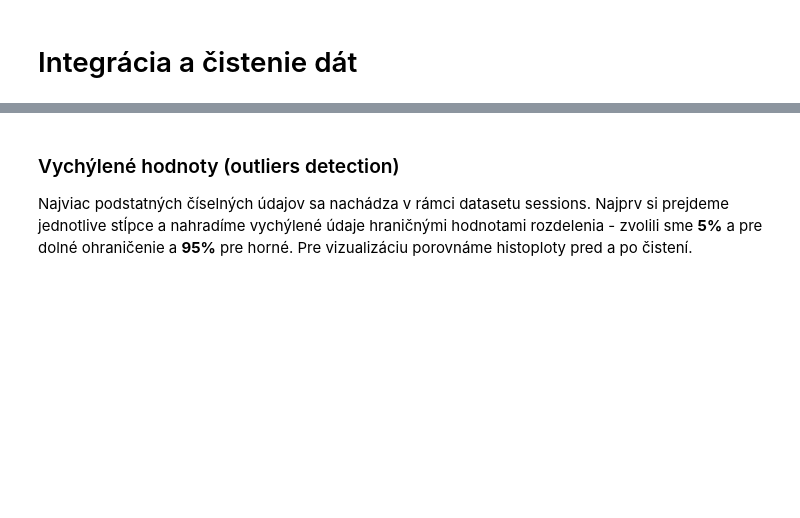
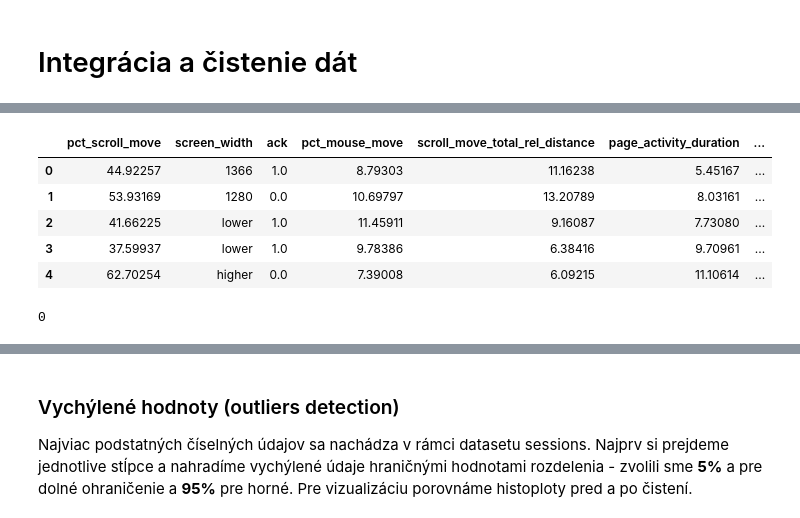
Before and after one commit to JakubGruber90/IAU_project, a Jupyter notebook: phase-2.ipynb, the cells around one changed output, grey strips where cells are left out. Cells and saved outputs as stored; diff of their text form; code cells hidden in the pictures; blank space fills up the shorter version.

```diff
--- a/phase-2.ipynb
+++ b/phase-2.ipynb
@@ -35,6 +35,8 @@ from sklearn.feature_selection import f_regression
 from matplotlib import pyplot
 from sklearn.compose import ColumnTransformer, make_column_transformer
 from sklearn.pipeline import Pipeline, make_pipeline
+
+pd.set_option('display.max_columns', 25) #nastavené kvôli sessions.csv, ktoré má 25 stĺpcov, aby sa dali všetky prezrieť
 # %% [markdown]
 <h2>Načítanie dát z fázy 1</h2>
 Originálne dáta sú uložené v priečinku data/origin, dáta upravené v rámci prvej fázy sú v priečinku data/phase_1
@@ -77,0 +86,17 @@ sessions.head()
+# %%
+sess_filepath = "data/origin/session.csv"
+sessions_test = pd.read_csv(sess_filepath, sep='\t') #dataframe for sessions to try other methods of missing values replacement
+sessions_test.head()
+# %% [output]
+|  | pct_scroll_move | screen_width | ack | pct_mouse_move | scroll_move_total_rel_distance | page_activity_duration | ... |
+| 0 | 44.92257 | 1366 | 1.0 | 8.79303 | 11.16238 | 5.45167 | ... |
+| 1 | 53.93169 | 1280 | 0.0 | 10.69797 | 13.20789 | 8.03161 | ... |
+| 2 | 41.66225 | lower | 1.0 | 11.45911 | 9.16087 | 7.73080 | ... |
+| 3 | 37.59937 | lower | 1.0 | 9.78386 | 6.38416 | 9.70961 | ... |
+| 4 | 62.70254 | higher | 0.0 | 7.39008 | 6.09215 | 11.10614 | ... |
+# %%
+sessions_test = sessions_test.drop_duplicates()
+sessions__test_duplicates = sessions_test[sessions_test.duplicated()]
+len(sessions__test_duplicates)
+# %% [output]
+0
```
Also changed, not shown: parts of 8 cells of this notebook.
